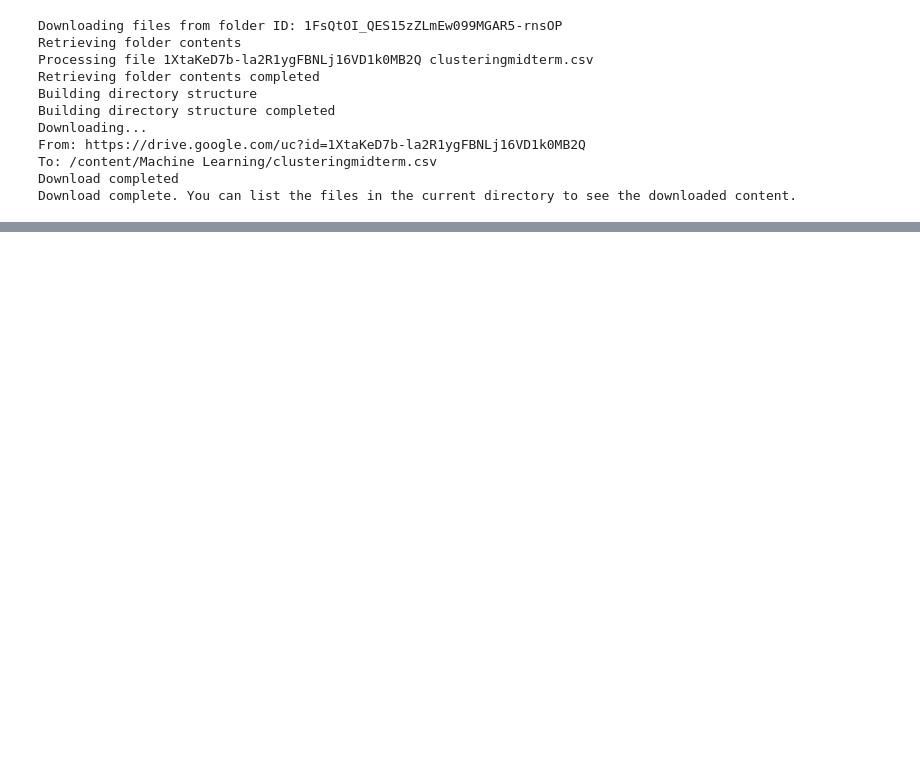
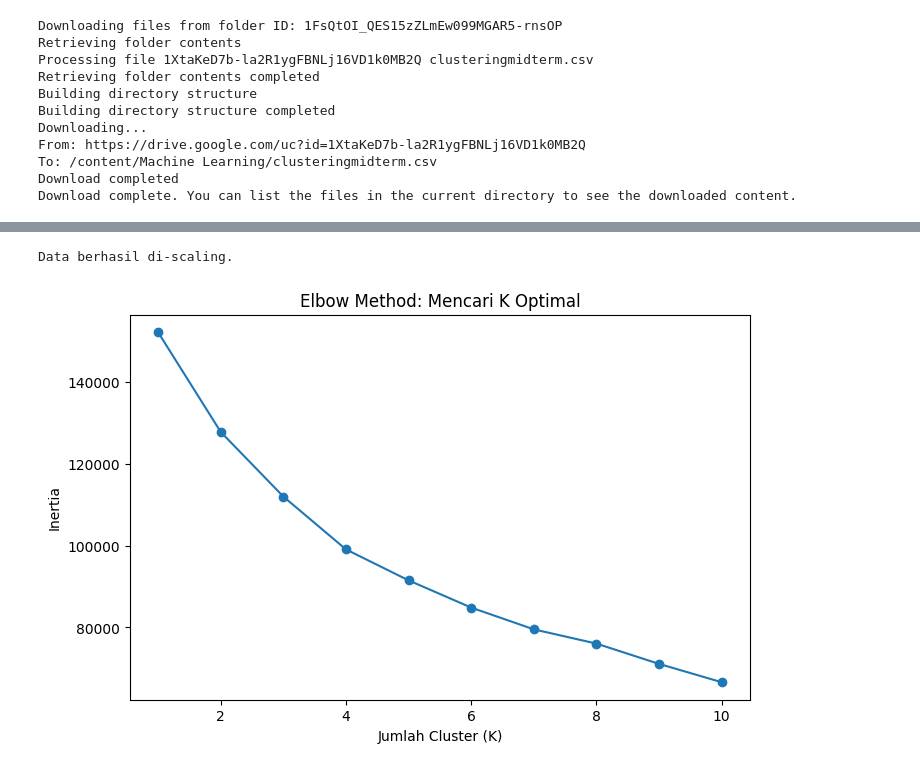
Before and after one commit to espressoD/Midterm-UTS-ML, a Jupyter notebook: clustering_midterm.ipynb, the cells around one changed output, grey strips where cells are left out. Drawn from its saved outputs; the diff is of its cells as text; code cells hidden in the pictures; blank space fills up the shorter version.

```diff
--- a/clustering_midterm.ipynb
+++ b/clustering_midterm.ipynb
@@ -42,0 +72,28 @@ display(df.head())
+# %%
+# Standarisasi Data
+scaler = StandardScaler()
+df_scaled = scaler.fit_transform(df)
+
+# Ubah kembali jadi DataFrame agar rapi (opsional)
+df_scaled = pd.DataFrame(df_scaled, columns=df.columns)
+print("Data berhasil di-scaling.")
+# %% [output]
+Data berhasil di-scaling.
+# %%
+inertia = []
+range_k = range(1, 11)
+
+for k in range_k:
+    kmeans = KMeans(n_clusters=k, random_state=42, n_init=10)
+    kmeans.fit(df_scaled)
+    inertia.append(kmeans.inertia_)
+
+# Plot Elbow Curve
+plt.figure(figsize=(8, 5))
+plt.plot(range_k, inertia, marker='o')
+plt.title('Elbow Method: Mencari K Optimal')
+plt.xlabel('Jumlah Cluster (K)')
+plt.ylabel('Inertia')
+plt.show()
+# %% [output]
+[figure, added]
```
Also changed, not shown: parts of 5 cells of this notebook.
